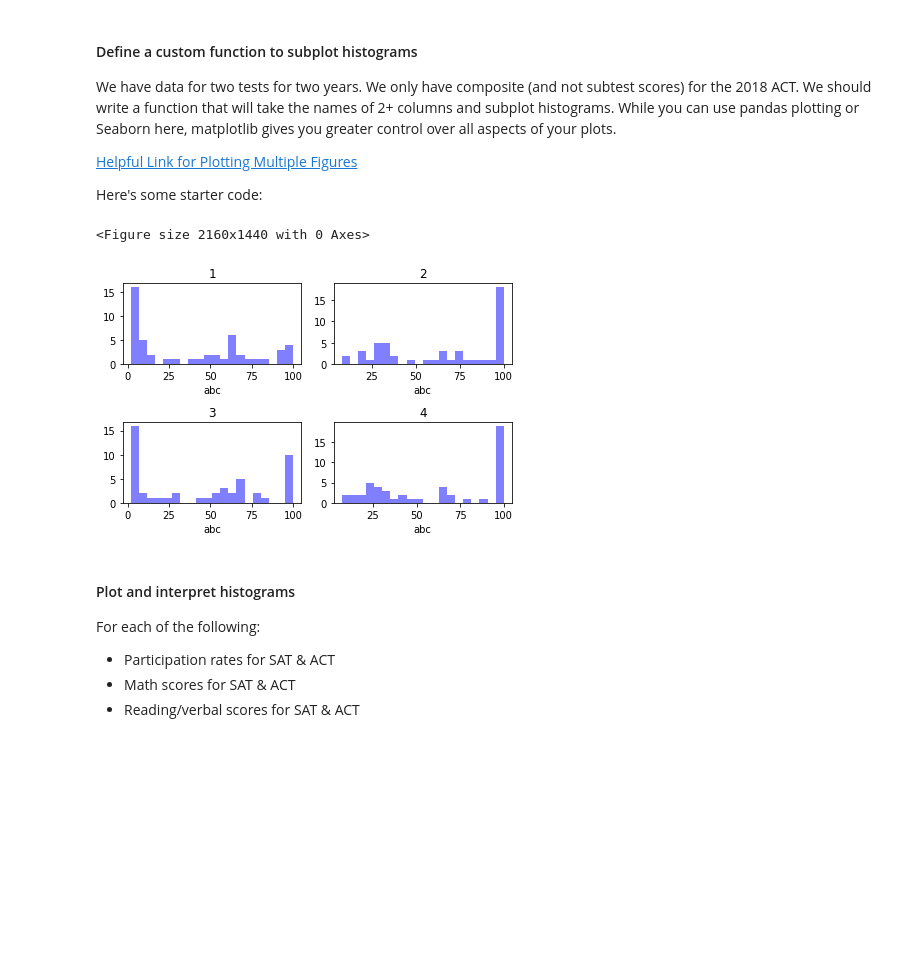
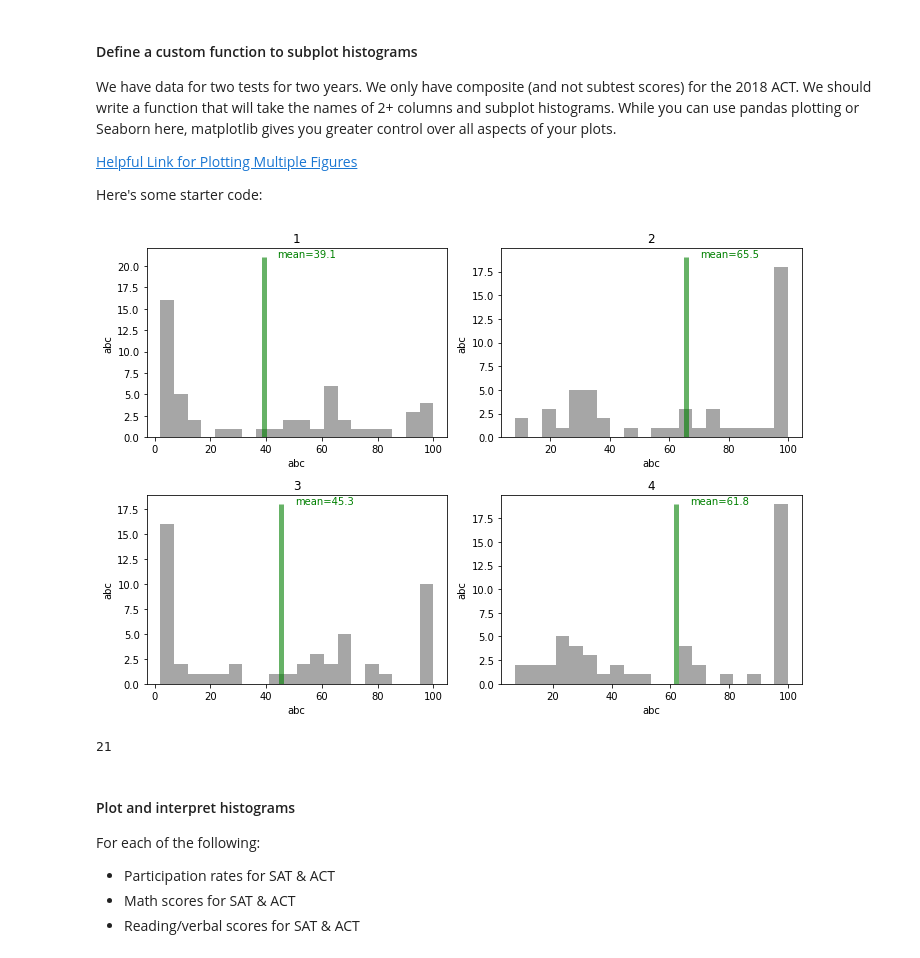
Before and after one commit to saiedmighani/EDA_analysis_SAT_tests, a Jupyter notebook: b_codes/c_VIZ.ipynb, the cells around one changed output. Drawn from its saved outputs; the diff is of its cells as text; code cells hidden in the pictures; blank space fills up the shorter version.

```diff
--- a/b_codes/c_VIZ.ipynb
+++ b/b_codes/c_VIZ.ipynb
@@ -103,24 +125,32 @@ We have data for two tests for two years. We only have composite (and not subtes
 
 Here's some starter code:
 # %%
-def subplot_histograms(dataframe, list_of_columns, list_of_titles, list_of_xlabels):
+def subplot_histograms(dataframe, list_of_columns, list_of_titles, list_of_xlabels, list_of_ylabels):
 
-    plt.figure(figsize = (30,20))
+
     nrows = int(np.ceil(len(list_of_columns)/2)) # Makes sure you have enough rows
-    fig, ax = plt.subplots(nrows=nrows, ncols=2) # You'll want to specify your figsize
+    fig, ax = plt.subplots(nrows=nrows, ncols=2, figsize = (10, 7)); # You'll want to specify your figsize
     ax = ax.ravel() # Ravel turns a matrix into a vector, which is easier to iterate
     for i, column in enumerate(list_of_columns): # Gives us an index value to get into all our lists
-        ax[i].hist(dataframe[column], bins = 20, color = "blue", alpha = 0.5) # feel free to add more settings
+        ax[i].hist(dataframe[column], bins = 20, color = "grey", alpha = 0.7); # feel free to add more settings
         # Set titles, labels, etc here for each subplot
-        #ax[i].vlines(x = np.mean(dataframe[column]), ymin = 0, ymax = y.max(), color = 'orange')
-        ax[i].set_title(list_of_titles[i])
-        ax[i].set_xlabel(list_of_xlabels[i])
-        plt.tight_layout()
+        ax[i].vlines(x = np.mean(dataframe[column]), ymin = 0, ymax = np.max((np.histogram(dataframe[column]))[0]), color = 'green', linewidth = 5, alpha = 0.6)
+        ax[i].text(np.mean(dataframe[column]) + 5, np.max((np.histogram(dataframe[column]))[0]), f'mean={round(np.mean(dataframe[column]), 1)}', color = 'green')
+        ax[i].set_title(list_of_titles[i]);
+        ax[i].set_xlabel(list_of_xlabels[i]);
+        ax[i].set_ylabel(list_of_xlabels[i]);
+        plt.tight_layout();
+
+#Testing the function
+subplot_histograms(df_final, ["sat_2017_participation", "act_2017_participation", "sat_2018_participation", "act_2018_participation"], ["1", "2", "3", "4"], ["abc", "abc", "abc", "abc"], ["abc", "abc", "abc", "abc"]);
+# %% [output]
+[figure, added]
-# %%
-subplot_histograms(df_final, ["sat_2017_participation", "act_2017_participation", "sat_2018_participation", "act_2018_participation"], ["1", "2", "3", "4"], ["abc", "abc", "abc", "abc"]);
-# %% [output]
-<Figure size 2160x1440 with 0 Axes>
-[figure, removed]
+# %%
+#ax = plt.subplots(1, 2, figsize = (10, 7));
+
+np.max((np.histogram(df_final["sat_2017_participation"]))[0])
+# %% [output]
+21
 # %% [markdown]
 #### Plot and interpret histograms
 For each of the following:
```
Also changed, not shown: parts of 4 cells of this notebook, 3 other files.
